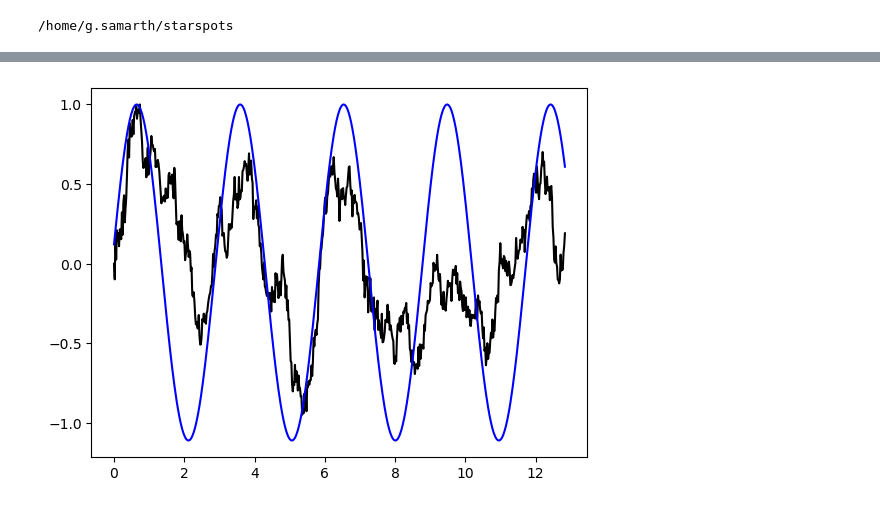
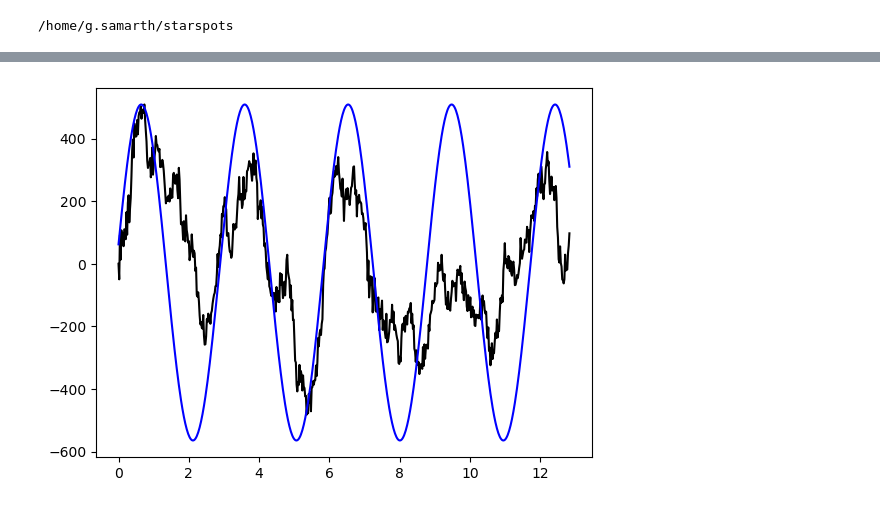
Before and after one commit to samarth-kashyap/starspots, a Jupyter notebook: notebooks/lcfit.ipynb, the cells around one changed output, grey strips where cells are left out. Drawn from its saved outputs; the diff is of its cells as text; code cells hidden in the pictures.

```diff
--- a/notebooks/lcfit.ipynb
+++ b/notebooks/lcfit.ipynb
@@ -16,15 +44,15 @@ plt.show()
 # %%
-star = ST(inclination=12.5, no_evolution=True, max_area1=3.5e4, Io=abs(lc_data).max(),
+star = ST(inclination=12.5, no_evolution=True, max_area1=3.5e4, Io=(abs(lc_data).max())**2,
   total_time=lc_time[-1]/365.25, time_step=time_step, time_arr=lc_time/365.25, prot=p_rot,
          lon1=np.radians(10.),
          lon2=np.radians(130.),
           lat1=np.radians(15.),
           lat2=np.radians(125.))
 star.simulate_spots()
 star.compute_light_curve()
 plt.figure()
-plt.plot(lc_time, lc_data/lc_data.max(), 'k', label='data')
-plt.plot(lc_time, (star.light_curve - star.light_curve.mean()), 'b', label='model')
+plt.plot(lc_time, lc_data, 'k', label='data')
+plt.plot(lc_time, star.light_curve - star.light_curve.mean(), 'b', label='model')
 plt.show()
 # %% [output]
-[figure, old version]
+[figure, new version]
```
Also changed, not shown: parts of 3 cells of this notebook, 3 other files.
